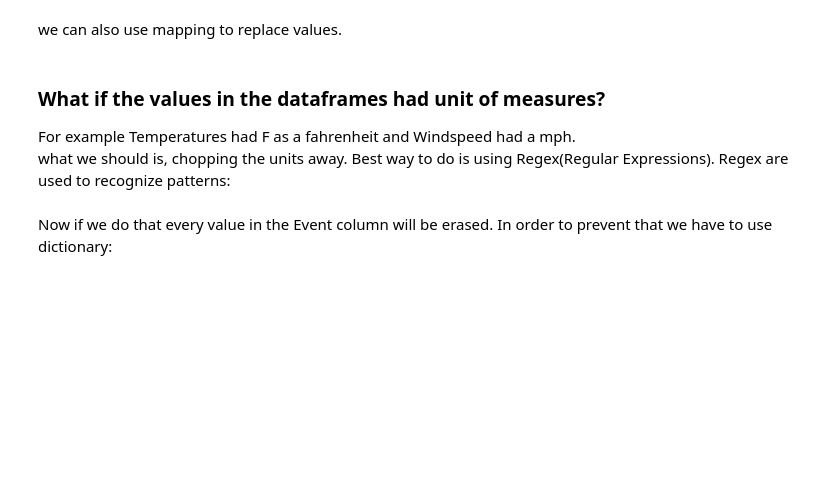
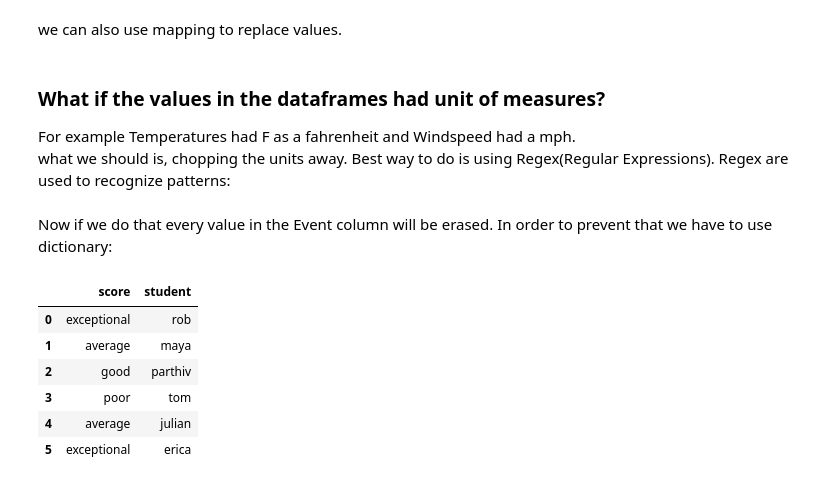
Before and after one commit to justhasanuknow/Python-Projects, a Jupyter notebook: Notebooks/pandas tutorial/Pandas Notebook - 3 Handling Missing Data.ipynb, the cells around one changed output. Drawn from its saved outputs; the diff is of its cells as text; code cells hidden in the pictures; blank space fills up the shorter version.

```diff
--- a/Notebooks/pandas tutorial/Pandas Notebook - 3 Handling Missing Data.ipynb
+++ b/Notebooks/pandas tutorial/Pandas Notebook - 3 Handling Missing Data.ipynb
@@ -228,3 +228,17 @@ newDf = dataframe.replace({
     'Windspeed'     :   '[A-Za-z]'},'',
 
     regex = True)
+# %%
+df = pd.DataFrame({
+    'score': ['exceptional','average', 'good', 'poor', 'average', 'exceptional'],
+    'student': ['rob', 'maya', 'parthiv', 'tom', 'julian', 'erica']
+})
+df
+# %% [output]
+|  | score | student |
+| 0 | exceptional | rob |
+| 1 | average | maya |
+| 2 | good | parthiv |
+| 3 | poor | tom |
+| 4 | average | julian |
+| 5 | exceptional | erica |
```
Also changed, not shown: parts of 2 cells of this notebook.
